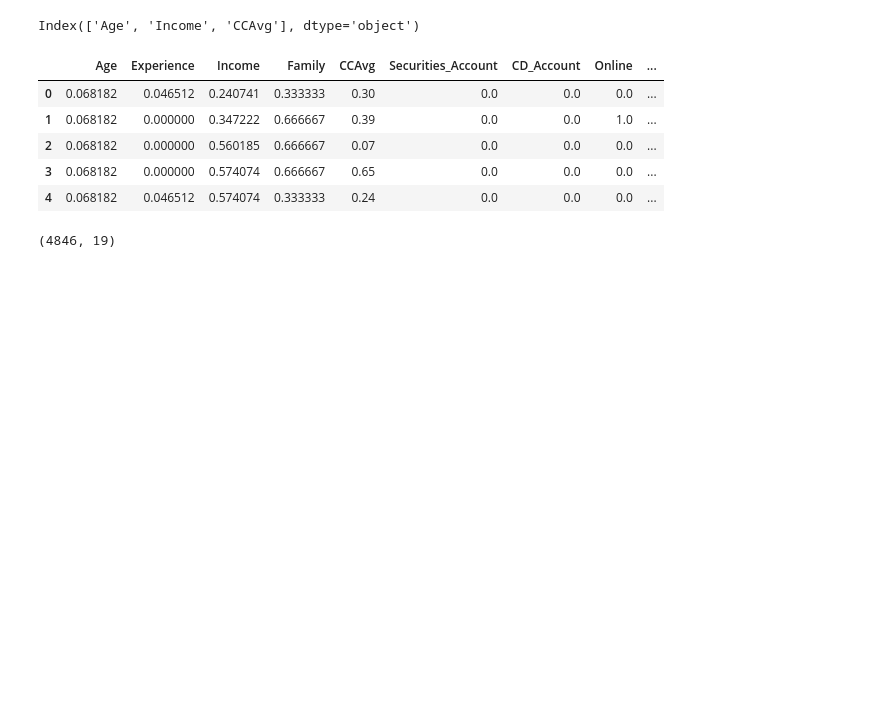
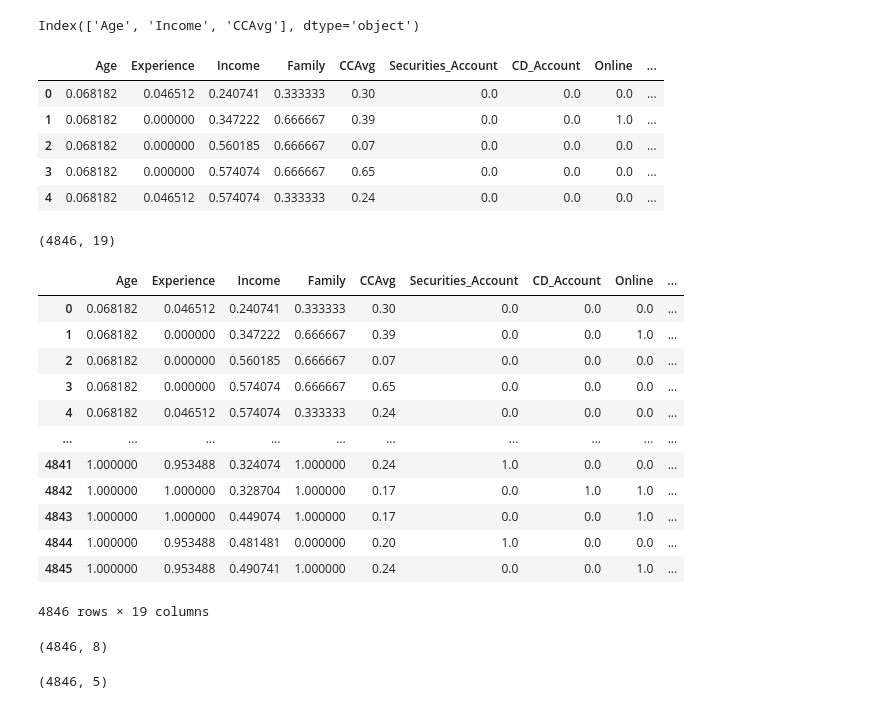
Before and after one commit to mut-rogers/Machine-Learning, a Jupyter notebook: Variable Selection and Model Persistence/follow_up.ipynb, the cells around one changed output. Cells and saved outputs as stored; diff of their text form; code cells hidden in the pictures; blank space fills up the shorter version.

Commit message:
Excercise: variable selection

```diff
--- a/Variable Selection and Model Persistence/follow_up.ipynb
+++ b/Variable Selection and Model Persistence/follow_up.ipynb
@@ -399,3 +399,43 @@ X_new_df.head()
 X_new_df.shape
 # %% [output]
 (4846, 19)
+# %%
+my_dataset = new_dataset_dummies.copy()
+# %%
+# Step 1: Extract X and Y variables
+X_var_names = my_dataset.drop(columns=["Loan_Size"]).columns
+Y_var_name = "Loan_Size"
+
+# Step 2: Extracting data for X_var_names
+X_data_df = my_dataset[X_var_names]
+y_data = my_dataset[Y_var_name]
+
+# Step 3: Normalize the data
+scaler_object = MinMaxScaler()
+X_data_df_scaled = scaler_object.fit_transform(X_data_df)
+X_data_df_normalized = pd.DataFrame(data=X_data_df_scaled, columns=X_data_df.columns)
+
+# Step 4: Variance Thresholding
+my_selector = VarianceThreshold(threshold=0.03)
+my_selector.fit(X_data_df_normalized)
+
+# Extract Variances
+my_variances = my_selector.variances_
+
+# Exxtracting significant columns
+my_significant_columns_df = X_data_df_normalized[X_data_df_normalized.columns[my_selector.get_support(indices=True)]]
+my_significant_columns_df
+# %% [output]
+|  | Age | Experience | Income | Family | CCAvg | Securities_Account | CD_Account | Online | ... |
+| 0 | 0.068182 | 0.046512 | 0.240741 | 0.333333 | 0.30 | 0.0 | 0.0 | 0.0 | ... |
+| 1 | 0.068182 | 0.000000 | 0.347222 | 0.666667 | 0.39 | 0.0 | 0.0 | 1.0 | ... |
+| 2 | 0.068182 | 0.000000 | 0.560185 | 0.666667 | 0.07 | 0.0 | 0.0 | 0.0 | ... |
+| 3 | 0.068182 | 0.000000 | 0.574074 | 0.666667 | 0.65 | 0.0 | 0.0 | 0.0 | ... |
+| 4 | 0.068182 | 0.046512 | 0.574074 | 0.333333 | 0.24 | 0.0 | 0.0 | 0.0 | ... |
+| ... | ... | ... | ... | ... | ... | ... | ... | ... | ... |
+| 4841 | 1.000000 | 0.953488 | 0.324074 | 1.000000 | 0.24 | 1.0 | 0.0 | 0.0 | ... |
+| 4842 | 1.000000 | 1.000000 | 0.328704 | 1.000000 | 0.17 | 0.0 | 1.0 | 1.0 | ... |
+| 4843 | 1.000000 | 1.000000 | 0.449074 | 1.000000 | 0.17 | 0.0 | 0.0 | 1.0 | ... |
+| 4844 | 1.000000 | 0.953488 | 0.481481 | 0.000000 | 0.20 | 1.0 | 0.0 | 0.0 | ... |
+| 4845 | 1.000000 | 0.953488 | 0.490741 | 1.000000 | 0.24 | 0.0 | 0.0 | 1.0 | ... |
+4846 rows × 19 columns
@@ -401,0 +451,8 @@ X_new_df.shape
+# %%
+my_significant_columns_df_2.shape
+# %% [output]
+(4846, 8)
+# %%
+my_signifcant_columns_df_3.shape
+# %% [output]
+(4846, 5)
```
Also changed, not shown: parts of 2 cells of this notebook, 1 other file.
